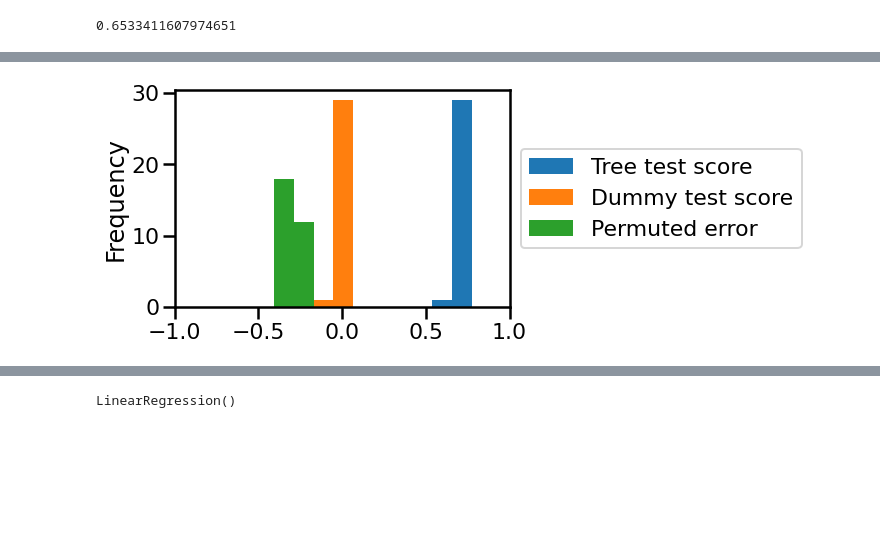
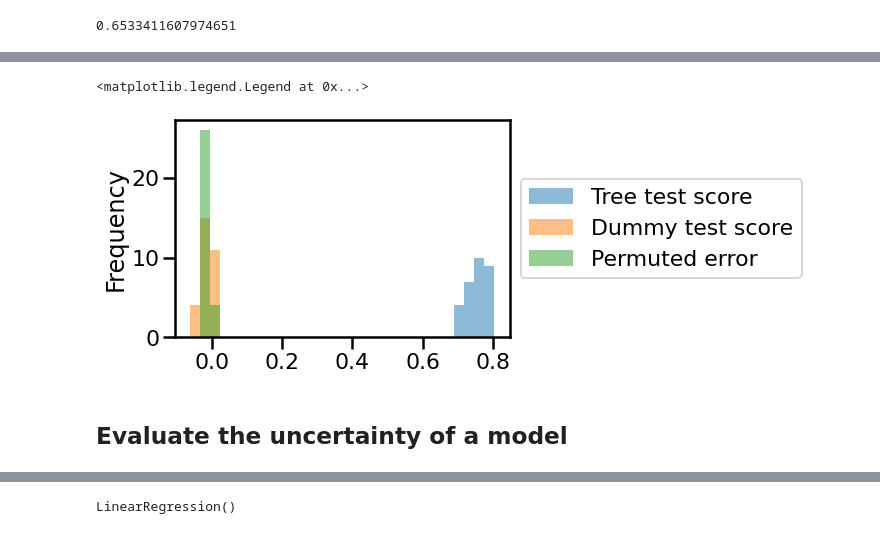
Before and after one commit to glemaitre/datascience_middle_course, a Jupyter notebook: 01_evaluation_101/01_cross_validation.ipynb, the cells around one changed output, grey strips where cells are left out. Saved outputs shown, nothing was run; the diff lists cells and outputs as text; code cells hidden in the pictures; blank space fills up the shorter version.

```diff
--- a/01_evaluation_101/01_cross_validation.ipynb
+++ b/01_evaluation_101/01_cross_validation.ipynb
@@ -165,0 +267,2 @@ r2_score(y_test, model.predict(X_test))
+# %%
+model = LinearRegression()
@@ -234,3 +368,12 @@ ax.set_xlim([0, 1])
+# %%
+cv = RepeatedKFold(n_repeats=10, n_splits=3, random_state=0)
+# %%
+cv_results = cross_validate(
+    model, X, y, cv=cv,
+    scoring="r2",
+    return_train_score=True
+)
+cv_results = pd.DataFrame(cv_results)
 # %%
 from sklearn.dummy import DummyRegressor
 
@@ -244,7 +387,7 @@ cv_results_dummy = pd.DataFrame(cv_results_dummy)
 # %%
 from sklearn.model_selection import permutation_test_score
 
-model = DecisionTreeRegressor()
+model = LinearRegression()
 score, permutation_score, pvalue = permutation_test_score(
     model, X, y, cv=cv,
     n_jobs=-1, n_permutations=30
@@ -258,6 +410,8 @@ summary["Permuted error"] = errors_permutation
 # %%
-ax = summary.plot.hist()
+ax = summary.plot.hist(bins=30, alpha=0.5)
 ax.legend(loc="center left", bbox_to_anchor=(1, 0.5))
-_ = ax.set_xlim([-1, 1])
 # %% [output]
+<matplotlib.legend.Legend at 0x...>
-[figure, old version]
+[figure, new version]
+# %% [markdown]
+## Evaluate the uncertainty of a model
```
Also changed, not shown: parts of 39 cells of this notebook, 17 other files.
